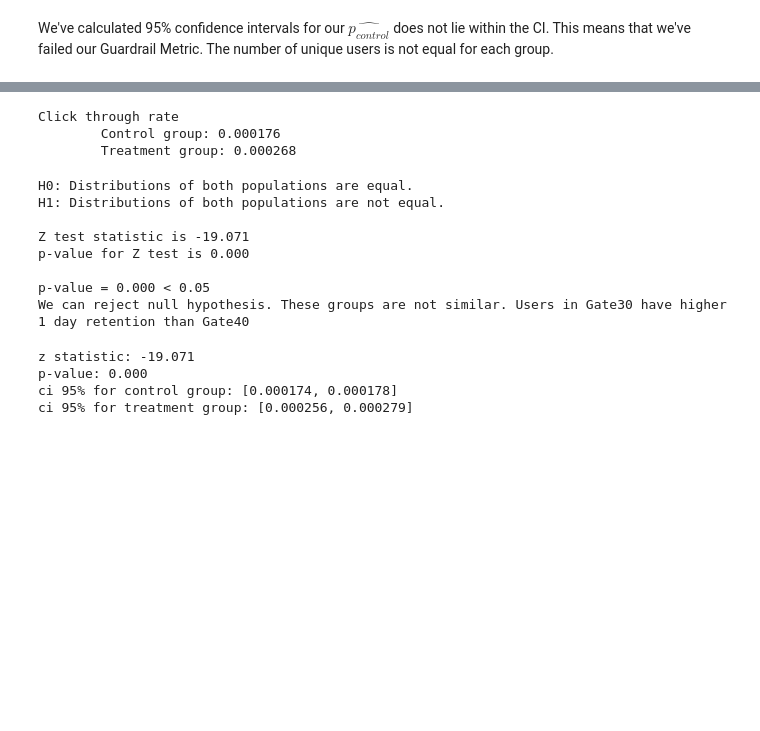
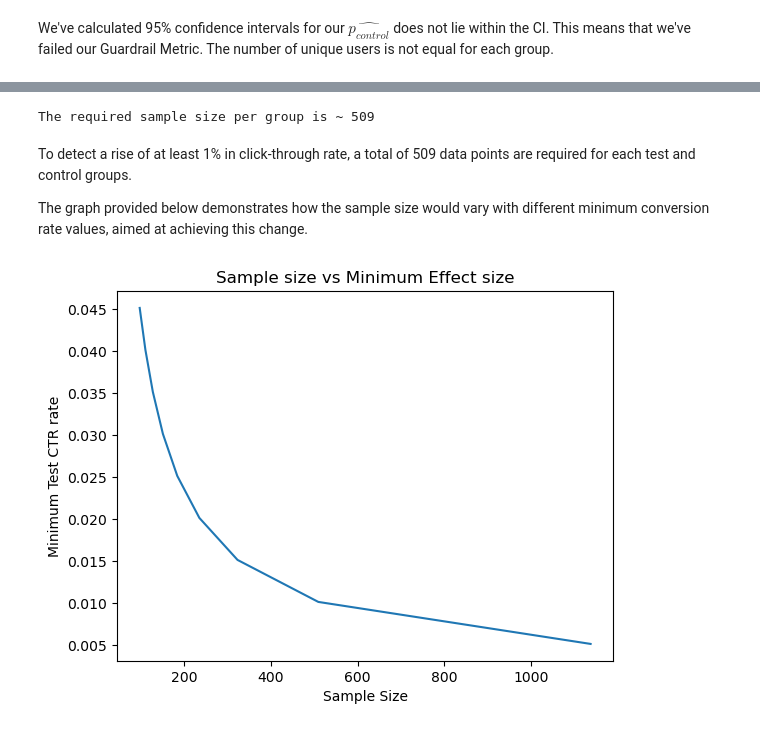
Before and after one commit to lyphuong601/ab-testing, a Jupyter notebook: social-media-ads-conversion-ab-testing/notebooks/Sales conversion ab test analysis.ipynb, the cells around one changed output, grey strips where cells are left out. Saved outputs shown, nothing was run; the diff lists cells and outputs as text; code cells hidden in the pictures; blank space fills up the shorter version.

```diff
--- a/social-media-ads-conversion-ab-testing/notebooks/Sales conversion ab test analysis.ipynb
+++ b/social-media-ads-conversion-ab-testing/notebooks/Sales conversion ab test analysis.ipynb
@@ -59,6 +51,6 @@ df['xyz_campaign_id'].unique()
 array(['916', '936', '1178'], dtype=object)
 # %%
 df.drop(['ad_id', 'fb_campaign_id'], axis='columns', inplace=True)
-df['CPC']=df['Spent']/df['Clicks']
-df['CTR']=df['Clicks']/df['Impressions']
+df['CPC']=df['spent']/df['clicks']
+df['CTR']=df['clicks']/df['impressions']
 # df['converted']=df['Total_Conversion']/df['Impressions']
@@ -146,48 +99,28 @@ When the p-value associated with the test statistic Z is less than the selected
-# %%
-ctr_control = df_control["Clicks"].sum() / df_control["Impressions"].sum()
-ctr_test = df_test["Clicks"].sum() / df_test["Impressions"].sum()
-print(f'Click through rate:\n\tControl group: {ctr_control:.6f}')
-print(f'\tTreatment group: {ctr_test:.6f}')
-# %% [output]
-Click through rate
-        Control group: 0.000176
-        Treatment group: 0.000268
-# %%
-#returning the total number of conversions for each group:
-clicks = np.array([df_control["Clicks"].sum(), df_test["Clicks"].sum()])
-impressions = np.array([df_control["Impressions"].sum(), df_test["Impressions"].sum()])
-
-test_stat, p_value = proportions_ztest(count=clicks, nobs=impressions, alternative="smaller")
-
-print("H0: Distributions of both populations are equal.")
-print("H1: Distributions of both populations are not equal.\n")
-print(f"Z test statistic is {test_stat:.3f}")
-print(f"p-value for Z test is {p_value:.3f}\n")
-
-if p_value<alpha:
-    print(f"p-value = {p_value:.3f} < {alpha}")
-    print("We can reject null hypothesis. These groups are not similar. Users in Gate30 have higher 1 day retention than Gate40")
-else:
-    print(f"p-value = {p_value:.3f} >= {alpha}")
-    print("We can't reject null hypothesis. These groups are similar.")
-# %% [output]
-H0: Distributions of both populations are equal.
-H1: Distributions of both populations are not equal.
-
-Z test statistic is -19.071
-p-value for Z test is 0.000
-
-p-value = 0.000 < 0.05
-We can reject null hypothesis. These groups are not similar. Users in Gate30 have higher 1 day retention than Gate40
-# %%
-(lower_con, lower_treat), (upper_con, upper_treat) = proportion_confint(count=clicks, nobs=impressions, alpha=0.05)
-
-print(f'z statistic: {test_stat:.3f}')
-print(f'p-value: {p_value:.3f}')
-print(f'ci 95% for control group: [{lower_con:.6f}, {upper_con:.6f}]')
-print(f'ci 95% for treatment group: [{lower_treat:.6f}, {upper_treat:.6f}]')
-# %% [output]
-z statistic: -19.071
-p-value: 0.000
-ci 95% for control group: [0.000174, 0.000178]
-ci 95% for treatment group: [0.000256, 0.000279]
+# %%
+# Firstly, define the two conversion rates via proportion_effectsize. The first element is the base rate prior to running the test,
+# the second one is the minimum conversion rate of the test that would make it worth it to make the change
+p1_and_p2 = sms.proportion_effectsize(ctr_control, ctr_control+0.01)
+
+sample_size = sms.NormalIndPower().solve_power(p1_and_p2, power=0.8, alpha=0.05)
+print("The required sample size per group is ~", round(sample_size))
+# %% [output]
+The required sample size per group is ~ 509
+# %% [markdown]
+To detect a rise of at least 1% in click-through rate, a total of 509 data points are required for each test and control groups.
+
+The graph provided below demonstrates how the sample size would vary with different minimum conversion rate values, aimed at achieving this change.
+# %%
+possible_p2 = np.arange(ctr_control+0.005, ctr_control+0.05, .005)  # possible p2 values with 0.5% increments
+
+# estimate sample size & plot
+sample_size = []
+for i in possible_p2:
+   p1_and_p2 = sms.proportion_effectsize(ctr_control, i)
+   sample_size.append(sms.NormalIndPower().solve_power(p1_and_p2, power=0.8, alpha=0.05))
+plt.plot(sample_size, possible_p2)
+plt.title("Sample size vs Minimum Effect size")
+plt.xlabel("Sample Size")
+plt.ylabel("Minimum Test CTR rate")
+plt.show()
+# %% [output]
+[figure, added]
```
Also changed, not shown: parts of 23 cells of this notebook, 8 other files.
